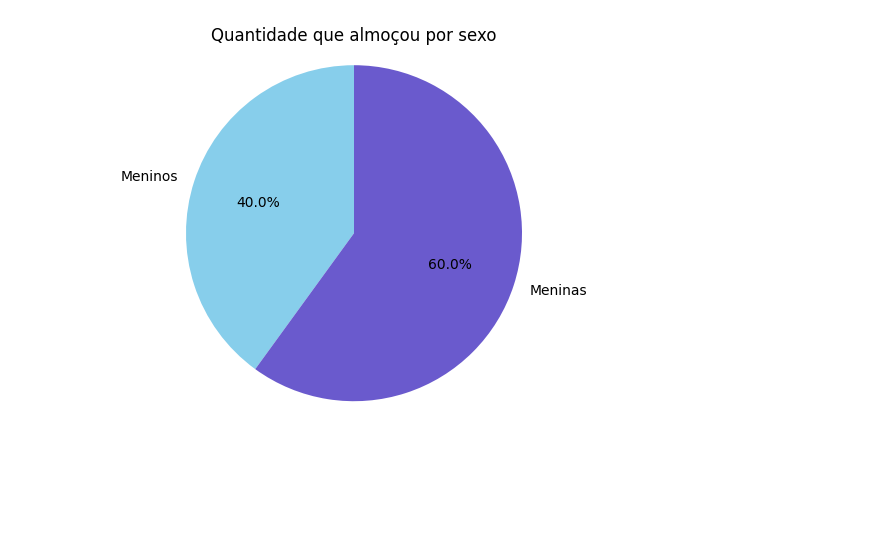
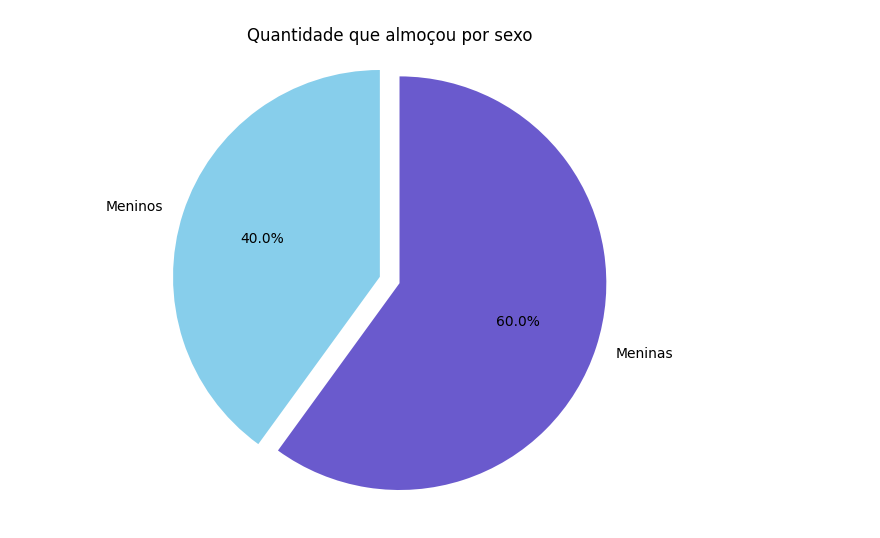
Before and after one commit to jukarolyne/estudos-dados, a Jupyter notebook: estudos-plt.ipynb, the cells around one changed output. Drawn from its saved outputs; the diff is of its cells as text; code cells hidden in the pictures; blank space fills up the shorter version.

```diff
--- a/estudos-plt.ipynb
+++ b/estudos-plt.ipynb
@@ -1,30 +88,32 @@
 # %%
 import matplotlib.pyplot as plt
 
 #nomes dos dados
 labels = 'Meninos', 'Meninas'
 #tamanho de cada label no gráfico
 sizes = [40, 60]
 
+explode = (0, 0.1)
+
 cor = ['#87CEEB','#6A5ACD']
 
 #cria a representação, área de plotagem
-fig1, ax1 = plt.subplots()
+fig1, ax1 = plt.subplots(figsize=(6, 6))
 
 #título do gráfico
 ax1.set_title('Quantidade que almoçou por sexo')
 
 '''cria o gráfico
 autopct =
 shadow = sombra
 startangle =
 '''
-ax1.pie(sizes, labels=labels, autopct='%1.1f%%', shadow=False,    startangle=90, colors=cor)
+ax1.pie(sizes, explode=explode, labels=labels, autopct='%1.1f%%', shadow=False, startangle=90, colors=cor)
 
 #assim o gráfico fica em círculo
 ax1.axis('equal')
 
 #mostra o gráfico
 plt.show()
 # %% [output]
-[figure, old version]
+[figure, new version]
```
Also changed, not shown: parts of 3 cells of this notebook.
